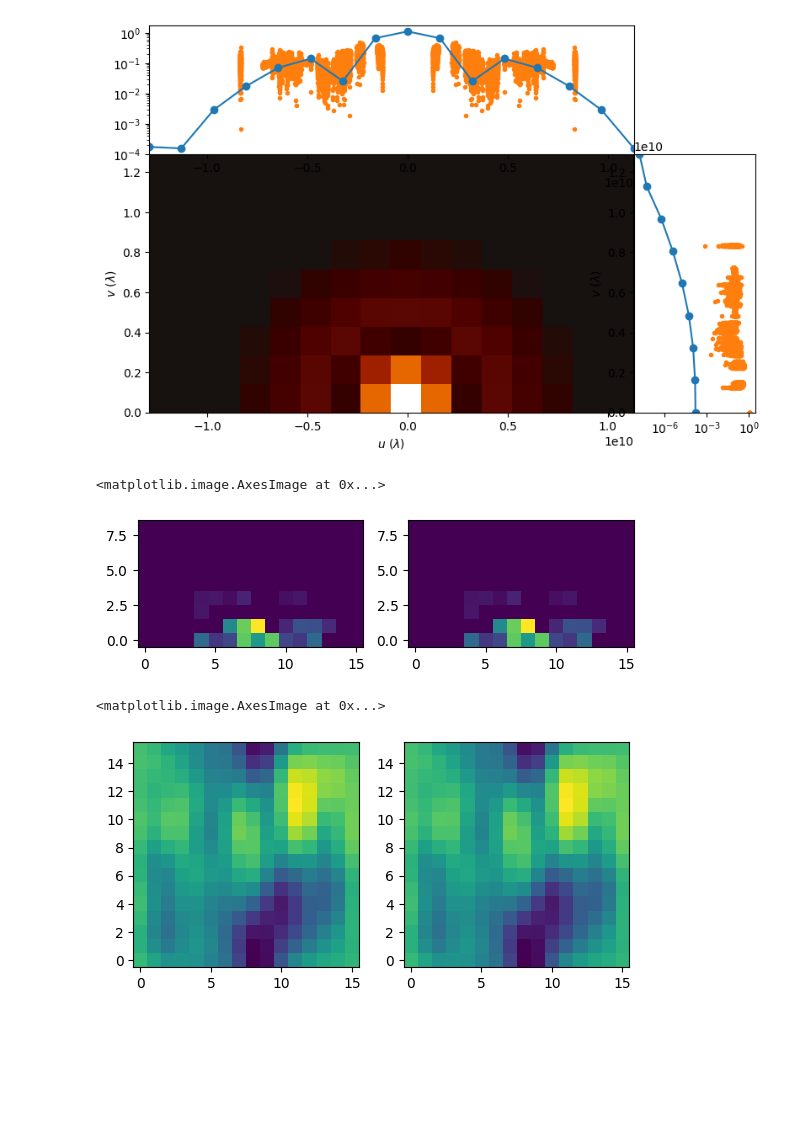
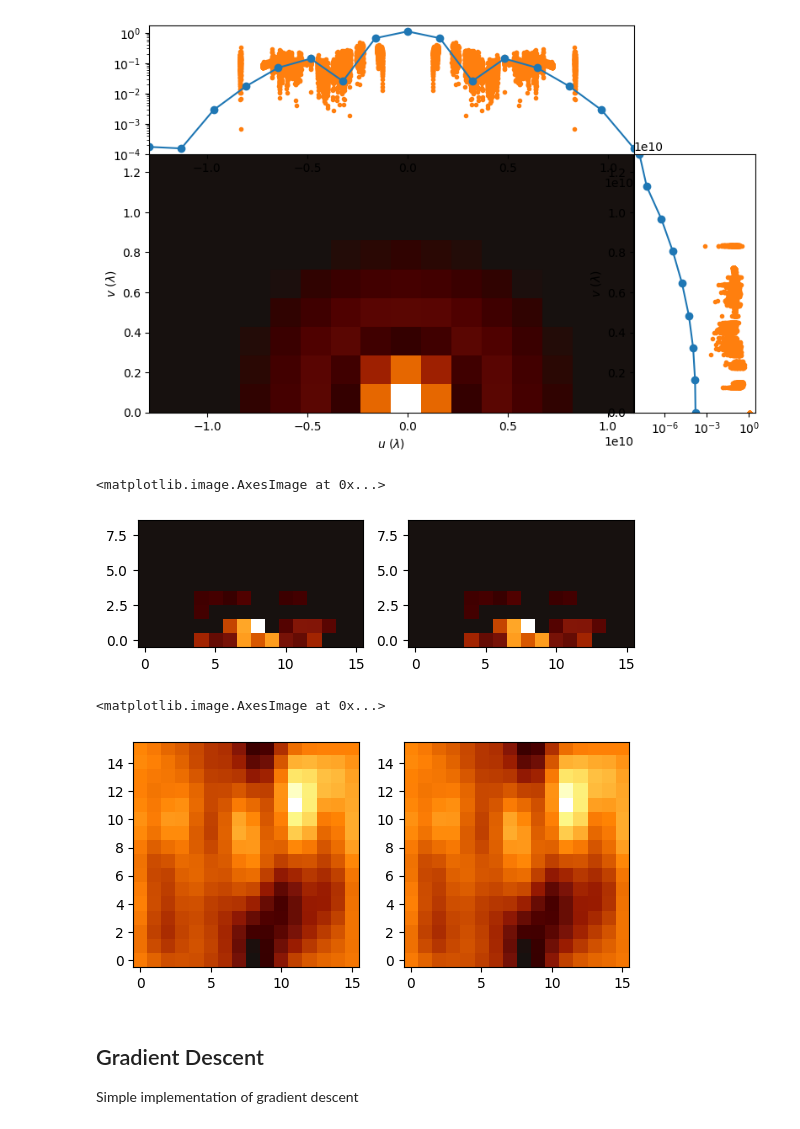
Before and after one commit to rndsrc/img, a Jupyter notebook: img.ipynb, the cells around one changed output. Cells and saved outputs as stored; diff of their text form; code cells hidden in the pictures; blank space fills up the shorter version.

```diff
--- a/img.ipynb
+++ b/img.ipynb
@@ -232,7 +232,7 @@ a   = np.linspace(-fov/2, fov/2, endpoint=False, num=16)
 b   = np.linspace(-fov/2, fov/2, endpoint=False, num=16)
 a,b = np.meshgrid(a, b)
 
-img = Image(0.1 * (np.exp(-0.5 * (a*a + b*b) / (16*16)) - np.exp(-0.5 * (a*a + b*b) / (12*12))), fov1=fov, fov2=fov)
-vis = Visibility(img)
+ring = Image(0.1 * (np.exp(-0.5 * (a*a + b*b) / (16*16)) - np.exp(-0.5 * (a*a + b*b) / (12*12))), fov1=fov, fov2=fov)
+vis  = Visibility(ring)
 # %%
 fig, ax = plt.subplots(1,1)
@@ -289,8 +289,8 @@ Vis = np.array(Vis)
 Vis = fft(ifft(Vis))
 # %%
 fig, axes = plt.subplots(1,2)
-axes[0].imshow(abs(Vis).T, origin='lower')
-axes[1].imshow(abs(fft(ifft(Vis))).T, origin='lower')
+axes[0].imshow(abs(Vis).T,            origin='lower', cmap='afmhot_10us')
+axes[1].imshow(abs(fft(ifft(Vis))).T, origin='lower', cmap='afmhot_10us')
 # %% [output]
 <matplotlib.image.AxesImage at 0x...>
-[figure, old version]
+[figure, new version]
@@ -299,10 +297,16 @@ Img = ifft(Vis)
 # %%
+Img = ifft(Vis)
+
 fig, axes = plt.subplots(1,2)
-axes[0].imshow(Img.T, origin='lower')
-axes[1].imshow(ifft(fft(Img)).T, origin='lower')
+axes[0].imshow(Img.T,            origin='lower', cmap='afmhot_10us')
+axes[1].imshow(ifft(fft(Img)).T, origin='lower', cmap='afmhot_10us')
 # %% [output]
 <matplotlib.image.AxesImage at 0x...>
-[figure, old version]
+[figure, new version]
+# %% [markdown]
+## Gradient Descent
+
+Simple implementation of gradient descent
 # %%
 from jax import jit, grad
 
```
Also changed, not shown: parts of 4 cells of this notebook.
